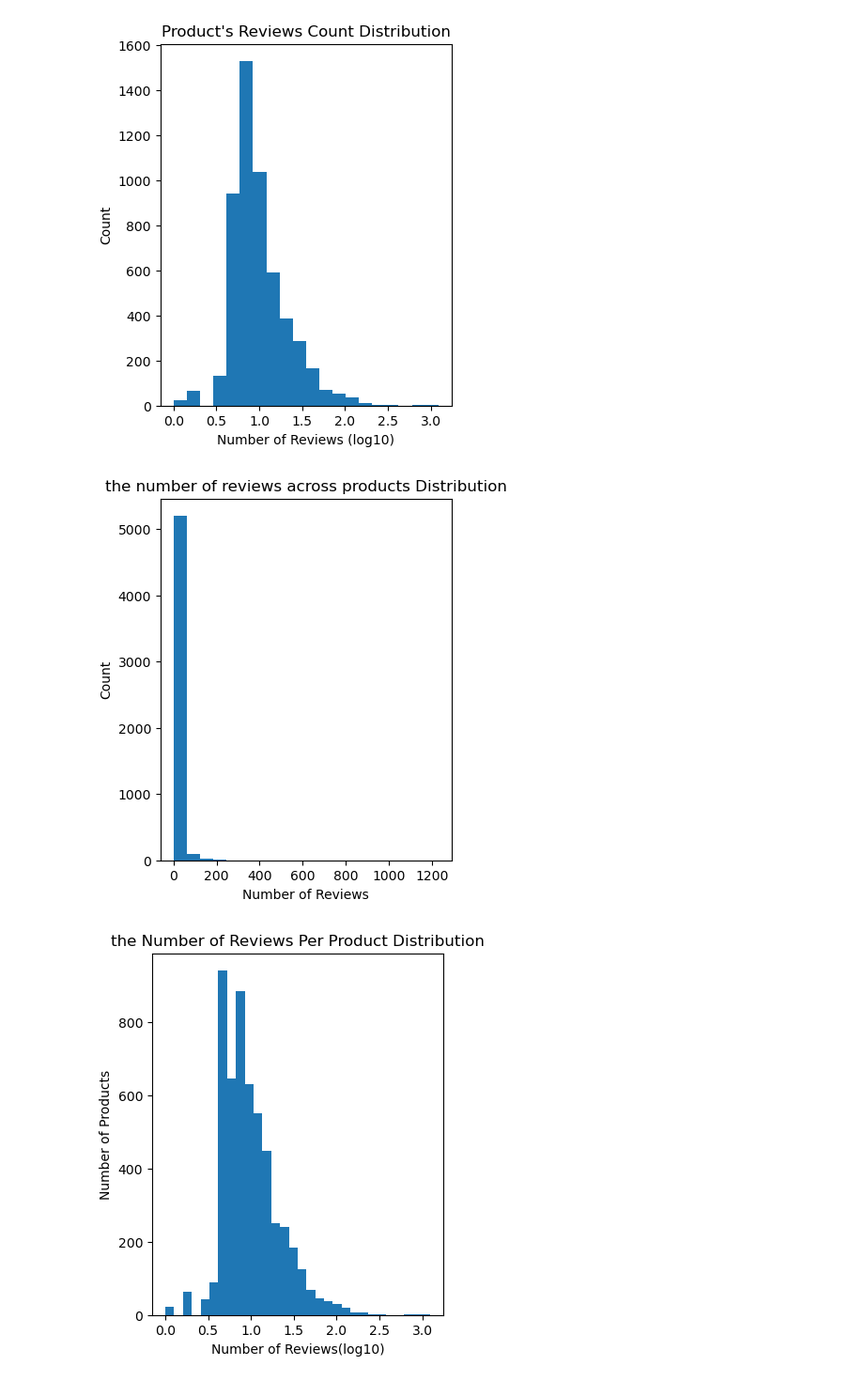
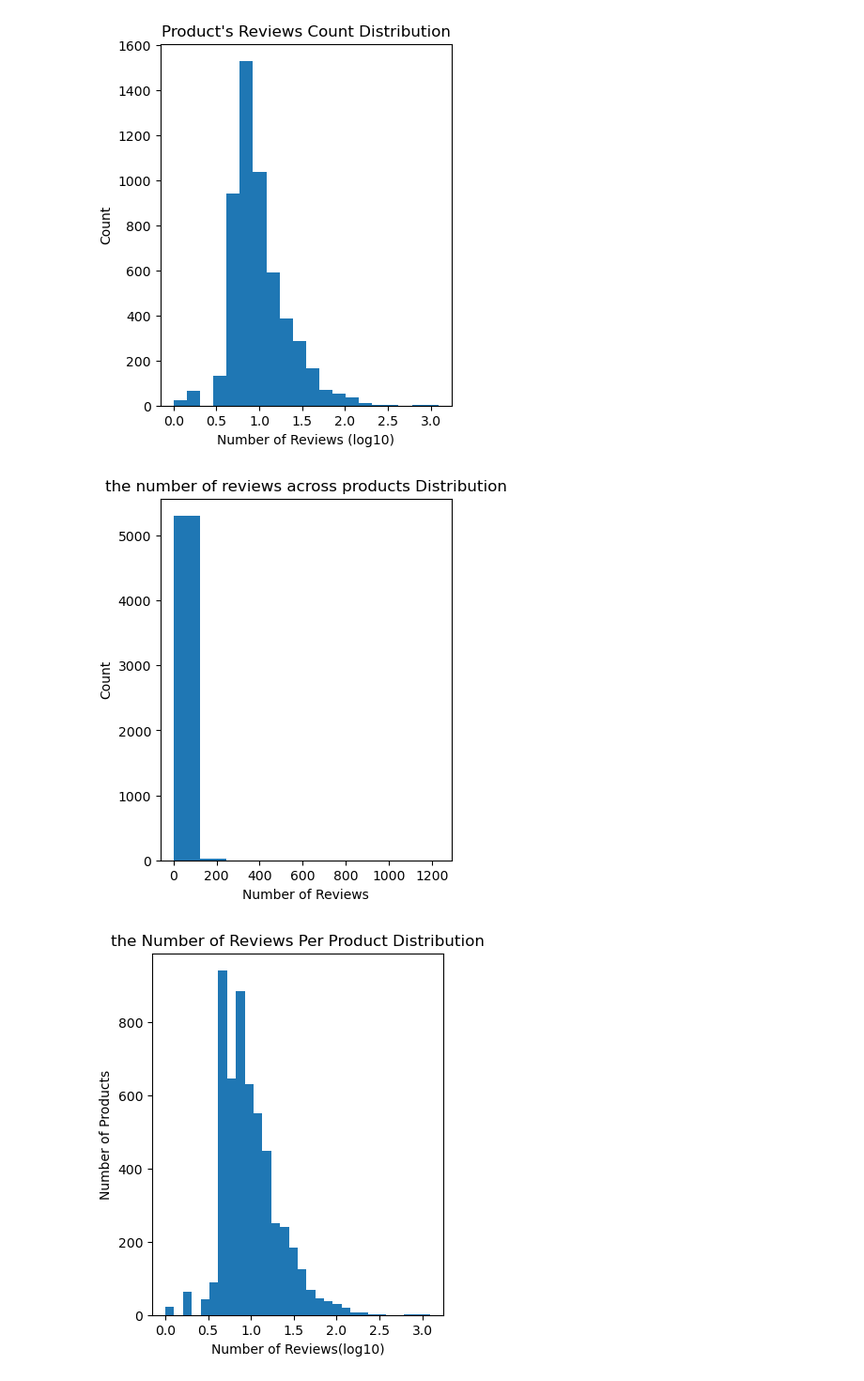
Before and after one commit to ruolan89/W25_COMP262_002_TeamGamma, a Jupyter notebook: Project_Phares1_TeamGamma.ipynb, the cells around one changed output. Shown: that part at 94% size. Cells and saved outputs as stored; diff of their text form; code cells hidden in the pictures.

```diff
--- a/Project_Phares1_TeamGamma.ipynb
+++ b/Project_Phares1_TeamGamma.ipynb
@@ -123,13 +123,13 @@ plt.show()
 [figure]
 # %%
 plt.figure(figsize=(4, 5))
-plt.hist(num_across_products.values,bins=20)
+plt.hist(num_across_products.values)
 plt.xlabel('Number of Reviews')
 plt.ylabel('Count')
 plt.title("the number of reviews across products Distribution")
 plt.show()
 # %% [output]
-[figure, old version]
+[figure, new version]
 # %%
 # c. Distribution of the number of reviews per product
 # %%
```
Also changed, not shown: parts of 1 cell of this notebook.
